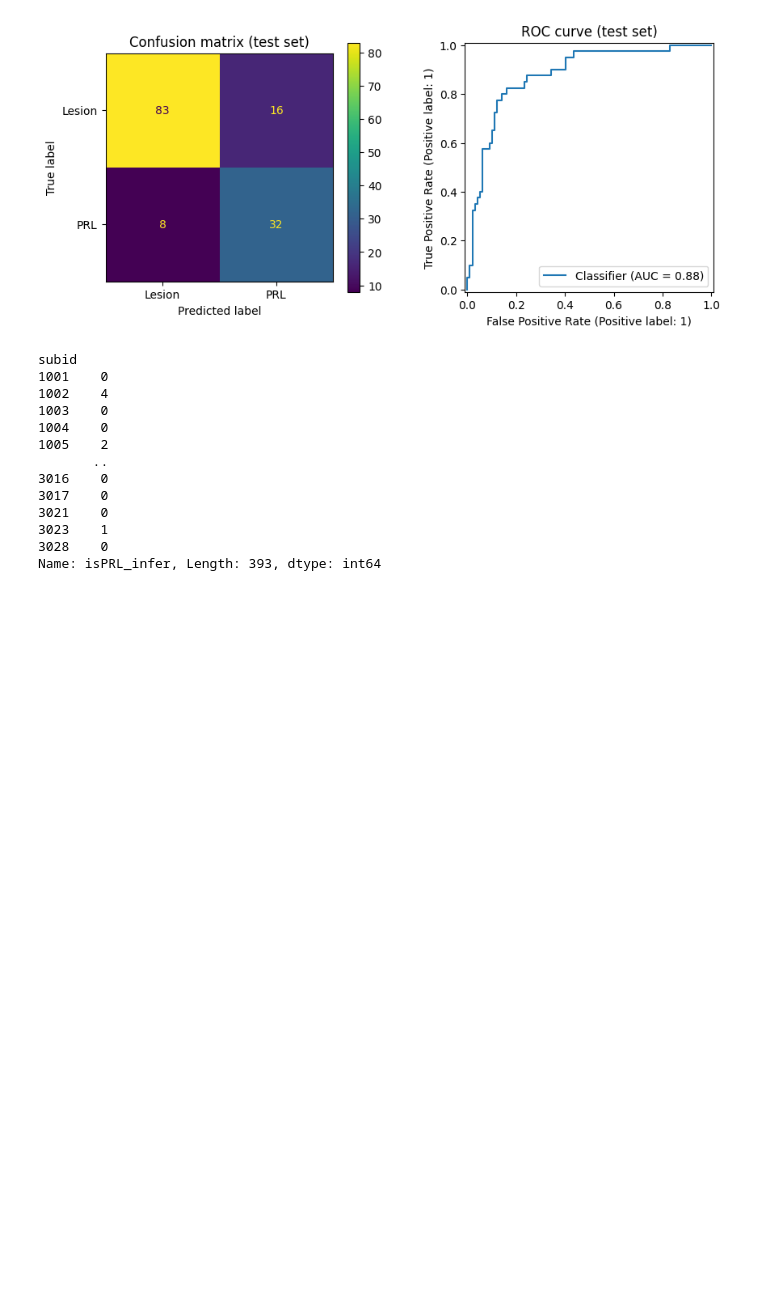
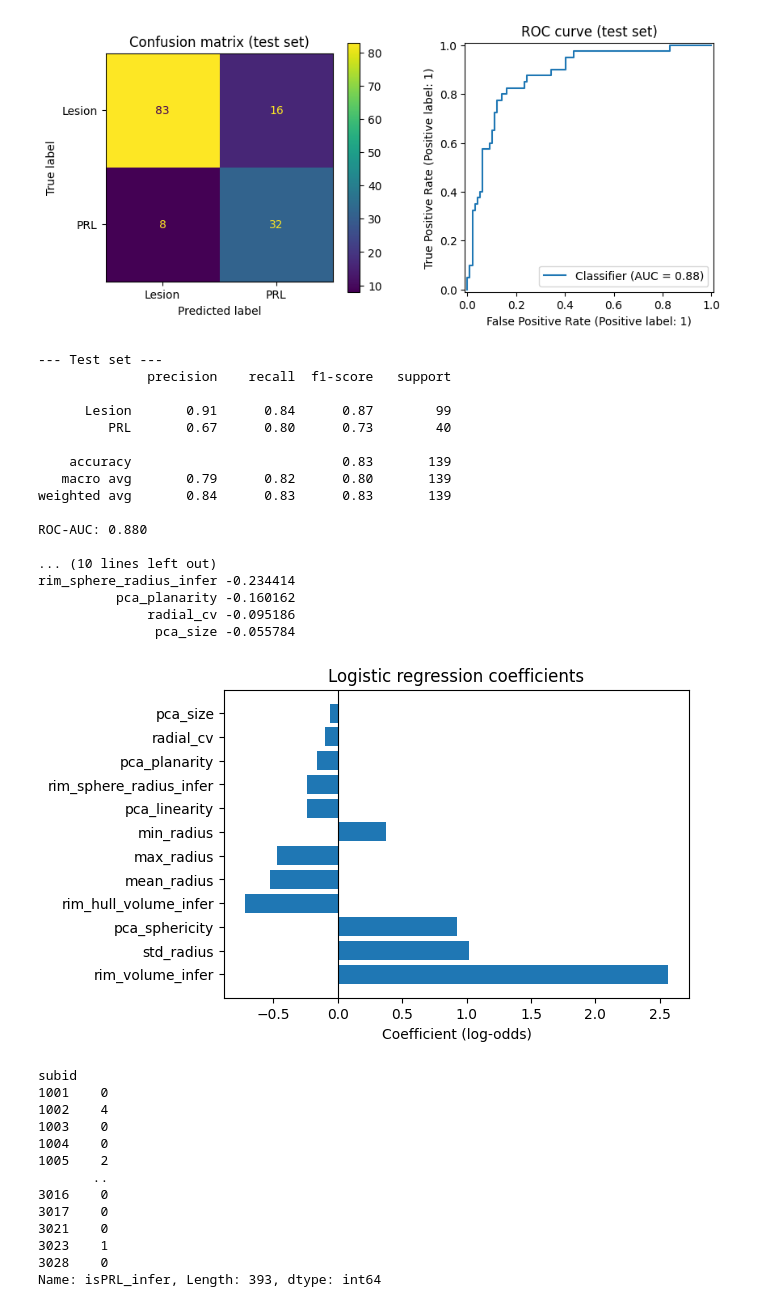
Before and after one commit to srs328/prl_project, a Jupyter notebook: notebooks/save_final_prl_seg.ipynb, the cells around one changed output. Drawn from its saved outputs; the diff is of its cells as text; code cells hidden in the pictures; blank space fills up the shorter version.

```diff
--- a/notebooks/save_final_prl_seg.ipynb
+++ b/notebooks/save_final_prl_seg.ipynb
@@ -107,0 +184,21 @@ fig.savefig("classifier pereformance.png", dpi=600, transparent=True)
+# %%
+fig, axes = classify.evaluate_model(model, X_test, y_test, display_coef=True, to_print=True, return_fig=True)
+# %% [output]
+--- Test set ---
+              precision    recall  f1-score   support
+
+      Lesion       0.91      0.84      0.87        99
+         PRL       0.67      0.80      0.73        40
+
+    accuracy                           0.83       139
+   macro avg       0.79      0.82      0.80       139
+weighted avg       0.84      0.83      0.83       139
+
+ROC-AUC: 0.880
+
+... (10 lines left out)
+rim_sphere_radius_infer -0.234414
+          pca_planarity -0.160162
+              radial_cv -0.095186
+               pca_size -0.055784
+[figure, added]
```
Also changed, not shown: parts of 24 cells of this notebook, 5 other files.
